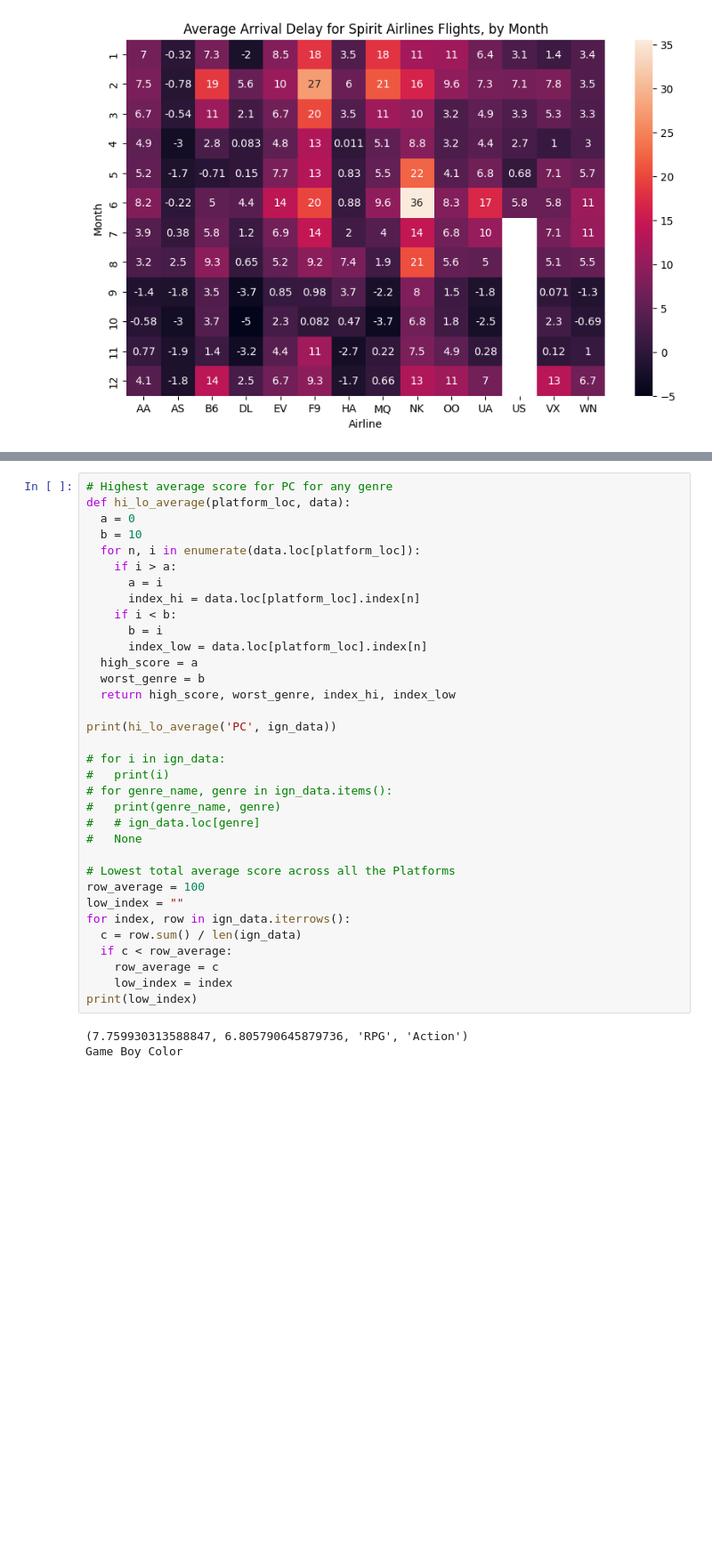
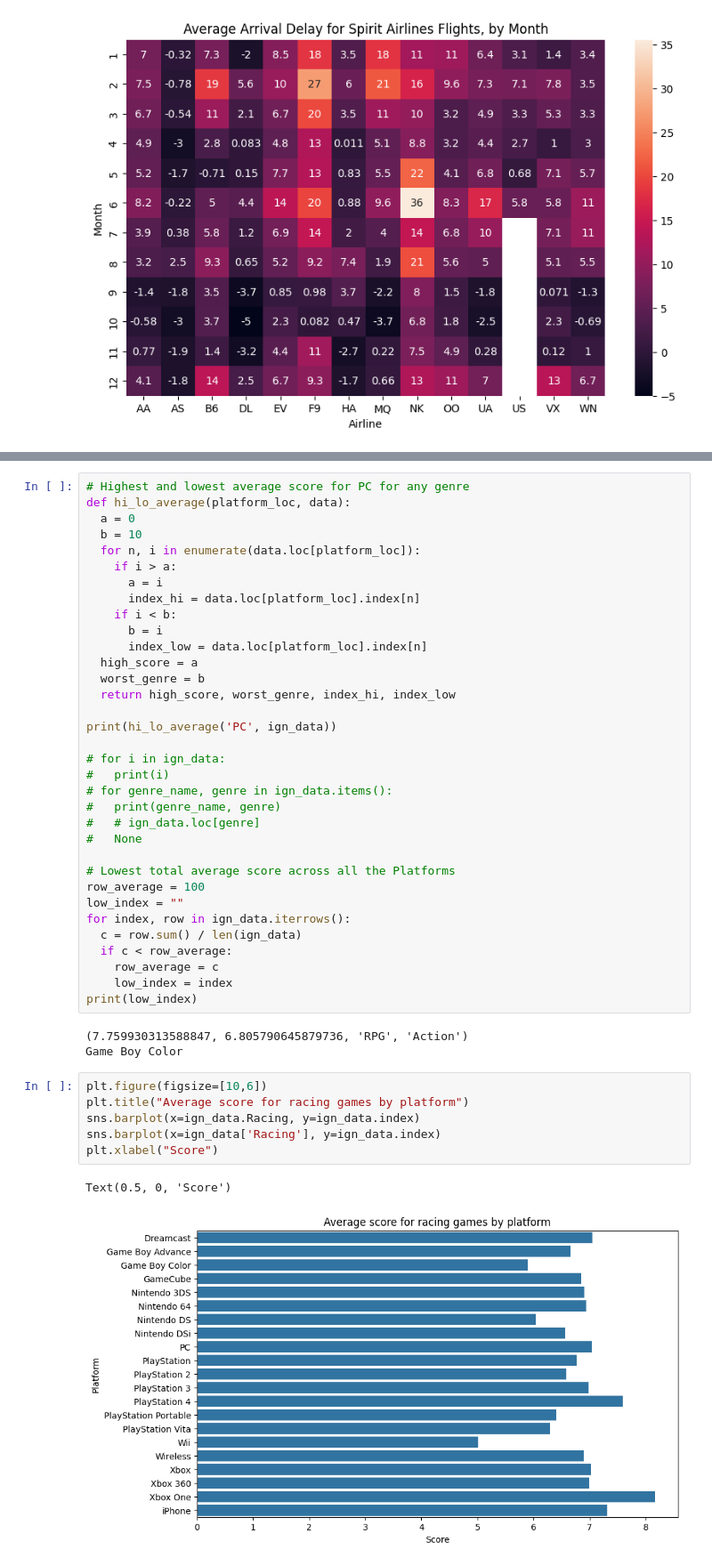
Before and after one commit to alanmicah/DataVisualisation, a Jupyter notebook: bar_heat_chart.ipynb, the cells around one changed output, grey strips where cells are left out. Shown at 89% size. Cells and saved outputs as stored; diff of their text form; blank space fills up the shorter version.

Commit message:
Bar chart for average Racing scores across all platforms

```diff
--- a/bar_heat_chart.ipynb
+++ b/bar_heat_chart.ipynb
@@ -77,7 +77,7 @@ ign_data
 | Xbox One | 7.702857 | 7.566667 | 7.254545 | 7.171429 | 6.733333 | 8.100000 | 8.291667 | 8.163636 | 8.020000 | ... |
 | iPhone | 6.865445 | 7.764286 | 7.745833 | 6.087500 | 7.471930 | 7.810784 | 7.185185 | 7.315789 | 6.995588 | ... |
 # %%
-# Highest average score for PC for any genre
+# Highest and lowest average score for PC for any genre
 def hi_lo_average(platform_loc, data):
   a = 0
   b = 10
@@ -113,3 +113,12 @@ print(low_index)
 # %% [output]
 (7.759930313588847, 6.805790645879736, 'RPG', 'Action')
 Game Boy Color
+# %%
+plt.figure(figsize=[10,6])
+plt.title("Average score for racing games by platform")
+sns.barplot(x=ign_data.Racing, y=ign_data.index)
+sns.barplot(x=ign_data['Racing'], y=ign_data.index)
+plt.xlabel("Score")
+# %% [output]
+Text(0.5, 0, 'Score')
+[figure, added]
```
